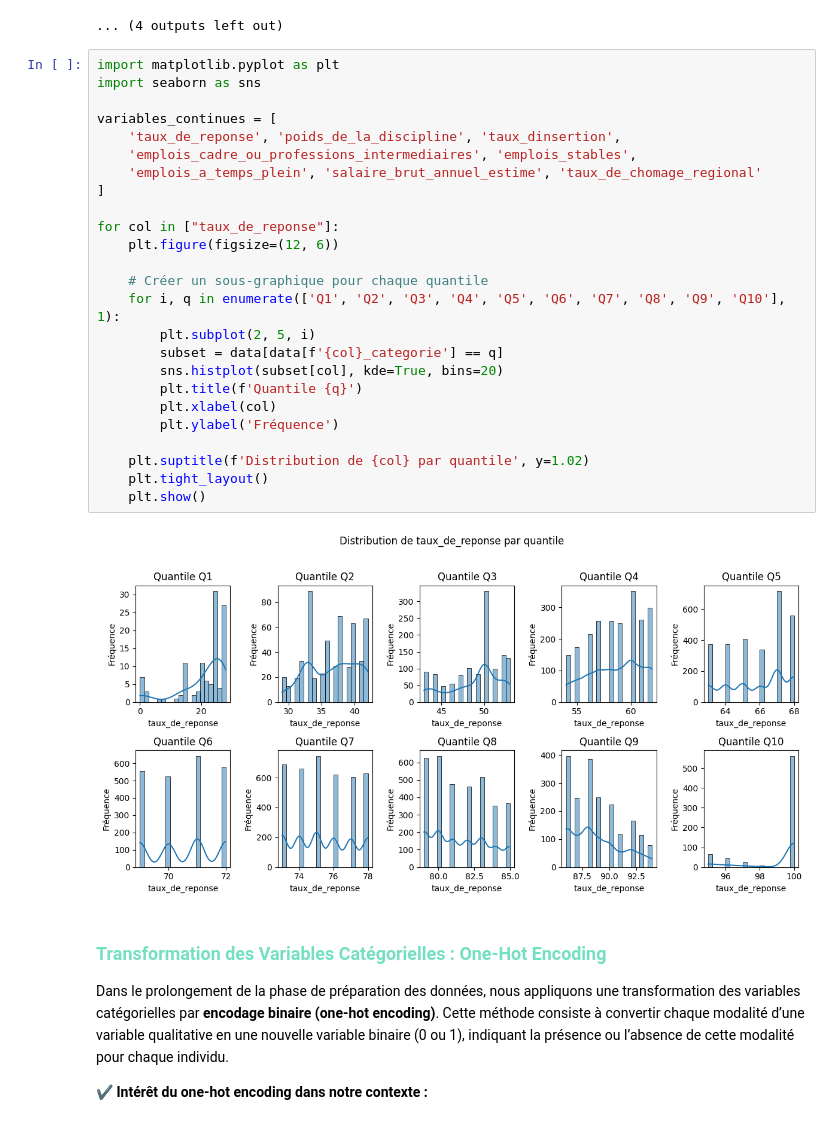
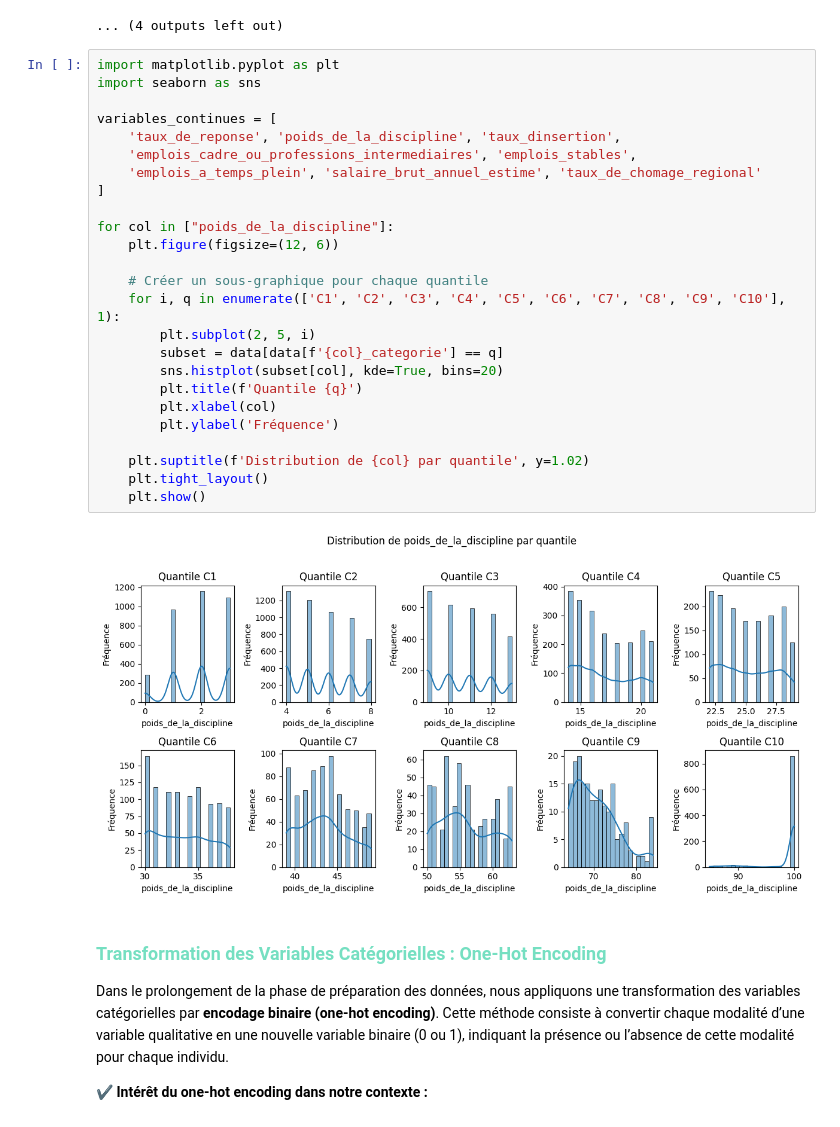
Before and after one commit to aduayom/afd-universites-france, a Jupyter notebook: main.ipynb, the cells around one changed output. Drawn from its saved outputs; the diff is of its cells as text.

```diff
--- a/main.ipynb
+++ b/main.ipynb
@@ -367,30 +367,30 @@ for col in variables_continues:
 # %%
 import matplotlib.pyplot as plt
 import seaborn as sns
 
 variables_continues = [
     'taux_de_reponse', 'poids_de_la_discipline', 'taux_dinsertion',
     'emplois_cadre_ou_professions_intermediaires', 'emplois_stables',
     'emplois_a_temps_plein', 'salaire_brut_annuel_estime', 'taux_de_chomage_regional'
 ]
 
-for col in ["taux_de_reponse"]:
+for col in ["poids_de_la_discipline"]:
     plt.figure(figsize=(12, 6))
 
     # Créer un sous-graphique pour chaque quantile
-    for i, q in enumerate(['Q1', 'Q2', 'Q3', 'Q4', 'Q5', 'Q6', 'Q7', 'Q8', 'Q9', 'Q10'], 1):
+    for i, q in enumerate(['C1', 'C2', 'C3', 'C4', 'C5', 'C6', 'C7', 'C8', 'C9', 'C10'], 1):
         plt.subplot(2, 5, i)
         subset = data[data[f'{col}_categorie'] == q]
         sns.histplot(subset[col], kde=True, bins=20)
         plt.title(f'Quantile {q}')
         plt.xlabel(col)
         plt.ylabel('Fréquence')
 
     plt.suptitle(f'Distribution de {col} par quantile', y=1.02)
     plt.tight_layout()
     plt.show()
 # %% [output]
-[figure, old version]
+[figure, new version]
 # %% [markdown]
 <div style="font-family: 'Arial', sans-serif; font-size: 14px; margin-top: 20px;"> <h3 style="color: #75DFC1;">Transformation des Variables Catégorielles : One-Hot Encoding</h3>
 <p style="line-height: 1.6;">
```
Also changed, not shown: 4 other files.
